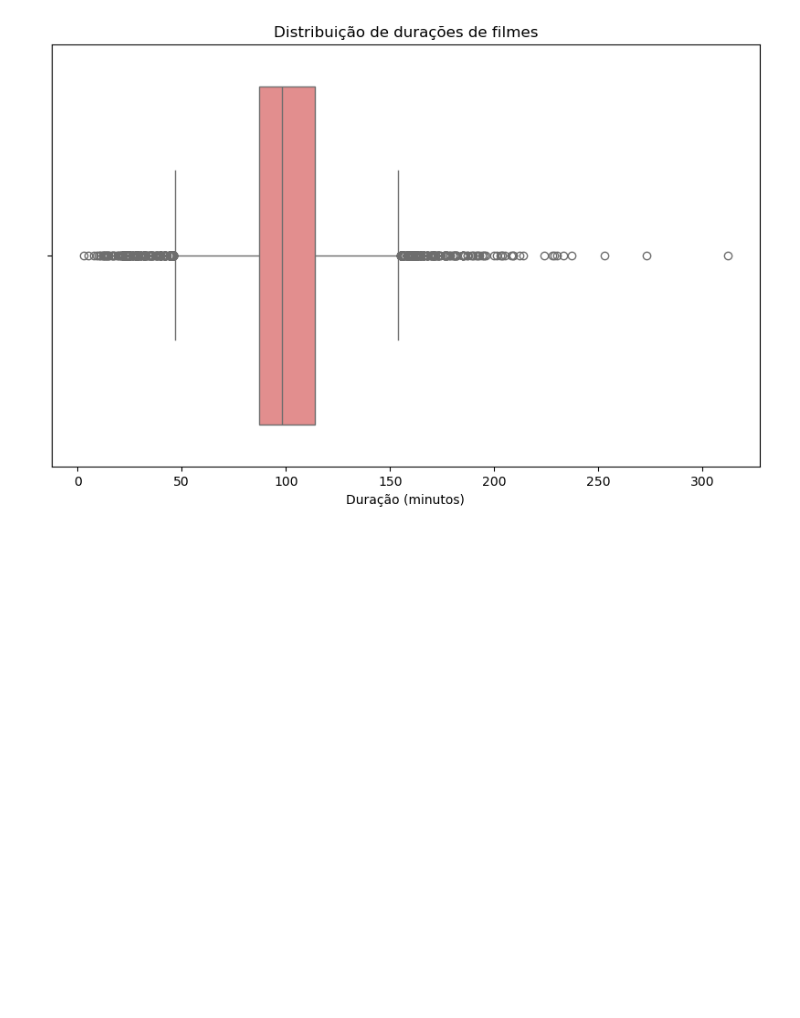
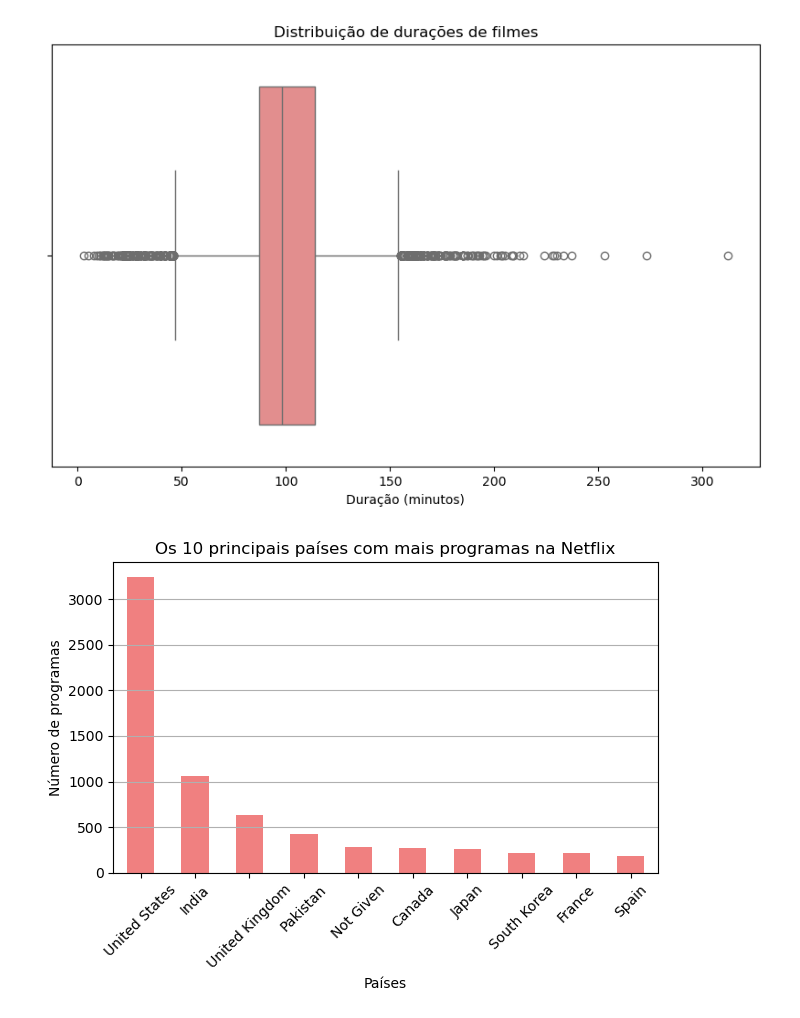
Before and after one commit to RodrigoD4v/Netflix_DataAnalysis, a Jupyter notebook: notebooks/netflix_data_analysis.ipynb, the cells around one changed output. Saved outputs shown, nothing was run; the diff lists cells and outputs as text; code cells hidden in the pictures; blank space fills up the shorter version.

Commit message:
top 10 países com mais programas na netflix

```diff
--- a/notebooks/netflix_data_analysis.ipynb
+++ b/notebooks/netflix_data_analysis.ipynb
@@ -200,3 +200,16 @@ plt.xlabel('Duração (minutos)')
 plt.show()
 # %% [output]
 [figure]
+# %%
+# Os 10 principais países com conteúdo Netflix
+country_counts = df['country'].value_counts().head(10)
+country_counts.plot(kind='bar', color='lightcoral')
+plt.title('Os 10 principais países com mais programas na Netflix')
+plt.xlabel('Países')
+plt.ylabel('Número de programas')
+plt.xticks(rotation=45)
+plt.grid(axis='y')
+plt.tight_layout()
+plt.show()
+# %% [output]
+[figure, added]
```
